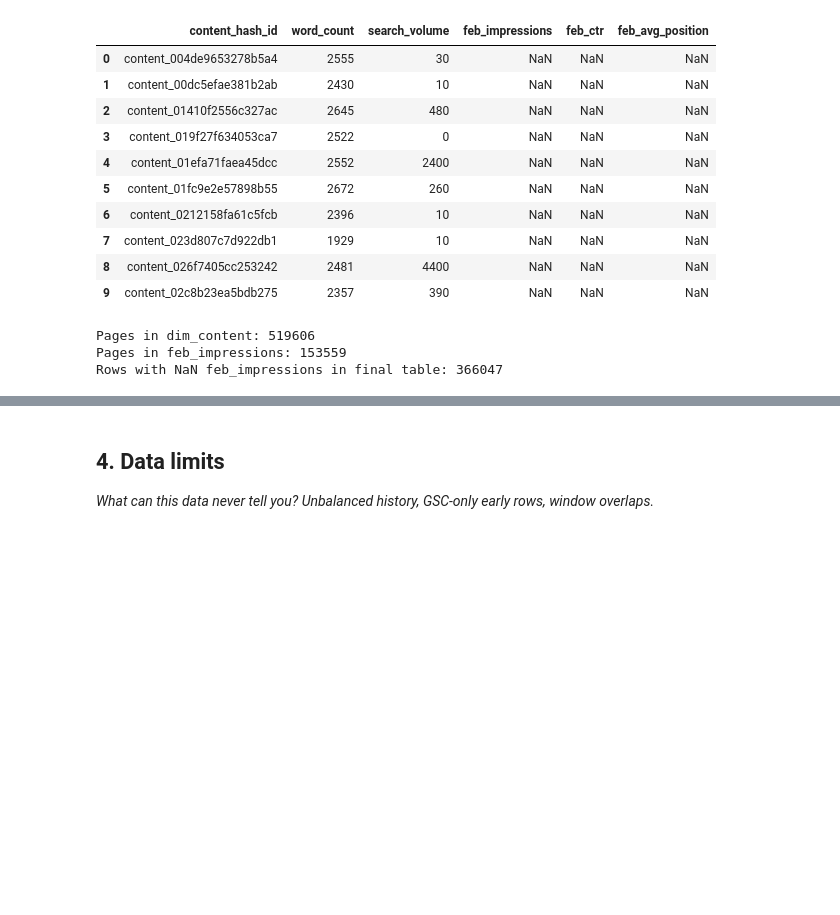
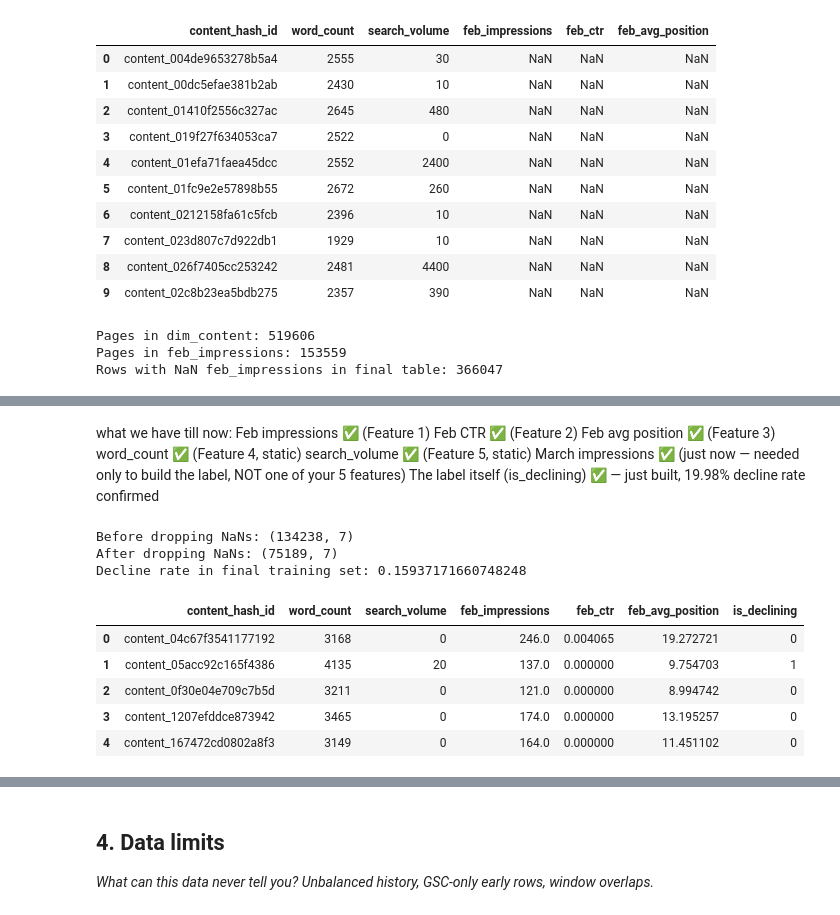
Before and after one commit to fatima12aa/fa-ml, a Jupyter notebook: work/notebooks/w03_data_contract.ipynb, the cells around one changed output, grey strips where cells are left out. Drawn from its saved outputs; the diff is of its cells as text; code cells hidden in the pictures; blank space fills up the shorter version.

```diff
--- a/work/notebooks/w03_data_contract.ipynb
+++ b/work/notebooks/w03_data_contract.ipynb
@@ -524,0 +632,35 @@ Rows with NaN feb_impressions in final table: 366047
+# %% [markdown]
+what we have till now:
+Feb impressions ✅ (Feature 1)
+Feb CTR ✅ (Feature 2)
+Feb avg position ✅ (Feature 3)
+word_count ✅ (Feature 4, static)
+search_volume ✅ (Feature 5, static)
+March impressions ✅ (just now — needed only to build the label, NOT one of your 5 features)
+The label itself (is_declining) ✅ — just built, 19.98% decline rate confirmed
+# %%
+# Combine our 5 honest features with the label, all keyed by content_hash_id
+training_table = feature_frame.merge(
+    trend_data[["content_hash_id", "is_declining"]],
+    on="content_hash_id",
+    how="inner"  # only keep pages where we have BOTH features and a label
+)
+
+print("Before dropping NaNs:", training_table.shape)
+
+feature_cols = ["word_count", "search_volume", "feb_impressions", "feb_ctr", "feb_avg_position"]
+training_table_clean = training_table.dropna(subset=feature_cols)
+
+print("After dropping NaNs:", training_table_clean.shape)
+print("Decline rate in final training set:", training_table_clean["is_declining"].mean())
+training_table_clean.head()
+# %% [output]
+Before dropping NaNs: (134238, 7)
+After dropping NaNs: (75189, 7)
+Decline rate in final training set: 0.15937171660748248
+|  | content_hash_id | word_count | search_volume | feb_impressions | feb_ctr | feb_avg_position | is_declining |
+| 0 | content_04c67f3541177192 | 3168 | 0 | 246.0 | 0.004065 | 19.272721 | 0 |
+| 1 | content_05acc92c165f4386 | 4135 | 20 | 137.0 | 0.000000 | 9.754703 | 1 |
+| 2 | content_0f30e04e709c7b5d | 3211 | 0 | 121.0 | 0.000000 | 8.994742 | 0 |
+| 3 | content_1207efddce873942 | 3465 | 0 | 174.0 | 0.000000 | 13.195257 | 0 |
+| 4 | content_167472cd0802a8f3 | 3149 | 0 | 164.0 | 0.000000 | 11.451102 | 0 |
```
Also changed, not shown: parts of 12 cells of this notebook.
